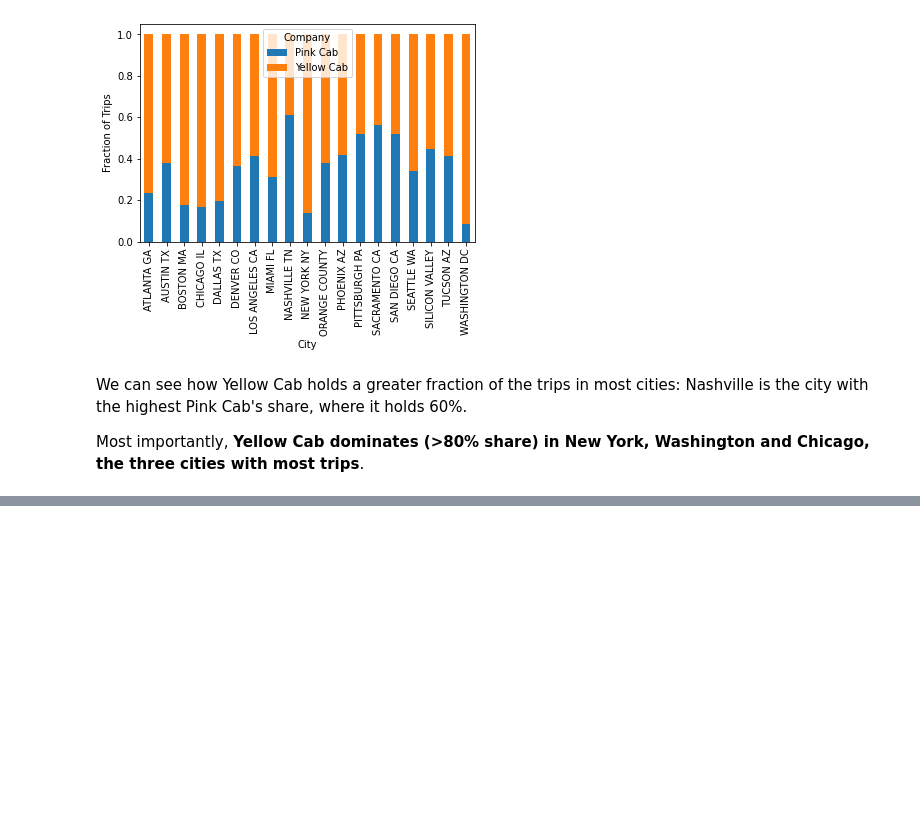
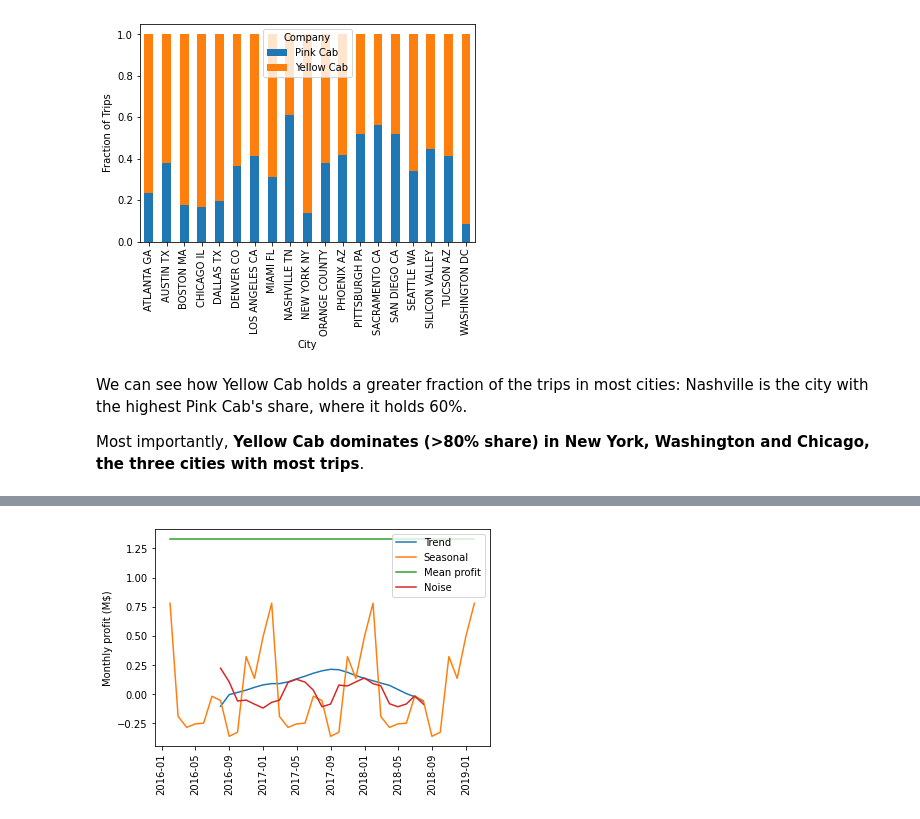
Before and after one commit to dme48/dataglacier-internship, a Jupyter notebook: Week 2/eda.ipynb, the cells around one changed output, grey strips where cells are left out. Saved outputs shown, nothing was run; the diff lists cells and outputs as text; code cells hidden in the pictures; blank space fills up the shorter version.

Commit message:
Included seasonal split in EDA

```diff
--- a/Week 2/eda.ipynb
+++ b/Week 2/eda.ipynb
@@ -457,0 +469,20 @@ Most importantly, **Yellow Cab dominates (>80% share) in New York, Washington an
+# %%
+from statsmodels.tsa.seasonal import seasonal_decompose
+profit_series = (master.set_index("Date of Travel")
+                       .groupby(pd.Grouper(freq="M"))
+                       .sum()
+                       ["Profit"]/1e6)
+
+mean_profit = profit_series.mean()
+
+components = seasonal_decompose(profit_series - mean_profit, period=12, model="additive")
+plt.plot(components.trend, label="Trend")
+plt.plot(components.seasonal, label="Seasonal")
+plt.plot(profit_series*0 + mean_profit, label="Mean profit")
+plt.plot(components.resid, label="Noise")
+plt.ylabel("Monthly profit (M$)")
+plt.xticks(rotation="vertical")
+plt.legend(loc="upper right")
+plt.show()
+# %% [output]
+[figure, added]
```
Also changed, not shown: parts of 2 cells of this notebook.
